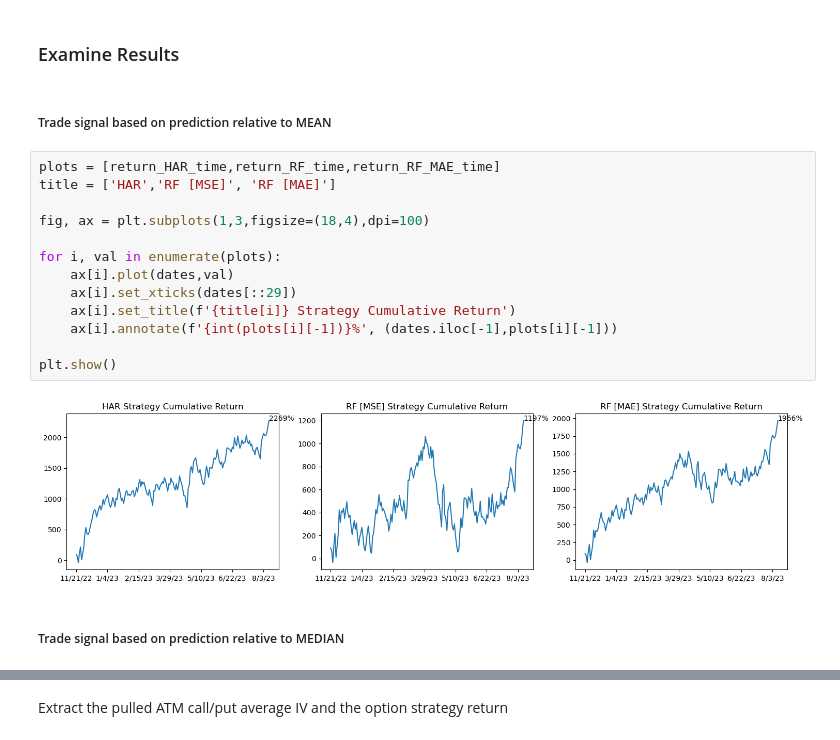
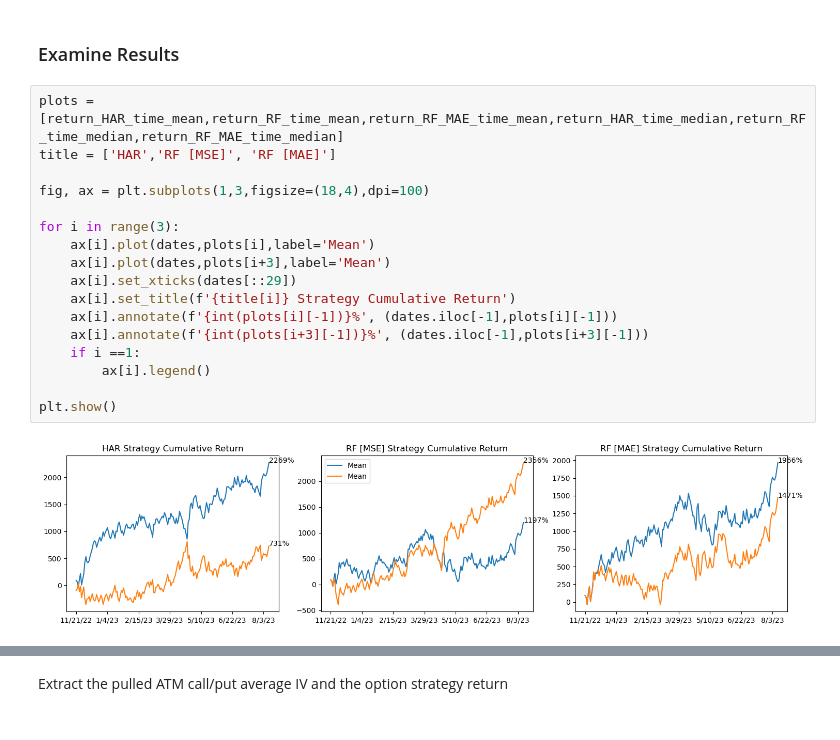
Before and after one commit to bwolfe0/VolForecasting_RandomForests, a Jupyter notebook: Minimal_Feature_Model_Comparison.ipynb, the cells around one changed output, grey strips where cells are left out. Saved outputs shown, nothing was run; the diff lists cells and outputs as text.

Commit message:
Improved graphs

```diff
--- a/Minimal_Feature_Model_Comparison.ipynb
+++ b/Minimal_Feature_Model_Comparison.ipynb
@@ -79,21 +93,21 @@ Total return from 11/21/22-8/10/23: 1966%. Average daily return: 10.92%. Daily r
 # %% [markdown]
 ### Examine Results
-# %% [markdown]
-##### Trade signal based on prediction relative to MEAN
 # %%
-plots = [return_HAR_time,return_RF_time,return_RF_MAE_time]
+plots = [return_HAR_time_mean,return_RF_time_mean,return_RF_MAE_time_mean,return_HAR_time_median,return_RF_time_median,return_RF_MAE_time_median]
 title = ['HAR','RF [MSE]', 'RF [MAE]']
 
 fig, ax = plt.subplots(1,3,figsize=(18,4),dpi=100)
 
-for i, val in enumerate(plots):
-    ax[i].plot(dates,val)
+for i in range(3):
+    ax[i].plot(dates,plots[i],label='Mean')
+    ax[i].plot(dates,plots[i+3],label='Mean')
     ax[i].set_xticks(dates[::29])
     ax[i].set_title(f'{title[i]} Strategy Cumulative Return')
     ax[i].annotate(f'{int(plots[i][-1])}%', (dates.iloc[-1],plots[i][-1]))
+    ax[i].annotate(f'{int(plots[i+3][-1])}%', (dates.iloc[-1],plots[i+3][-1]))
+    if i ==1:
+        ax[i].legend()
 
 plt.show()
 # %% [output]
-[figure, old version]
+[figure, new version]
-# %% [markdown]
-##### Trade signal based on prediction relative to MEDIAN
```
Also changed, not shown: parts of 6 cells of this notebook.
